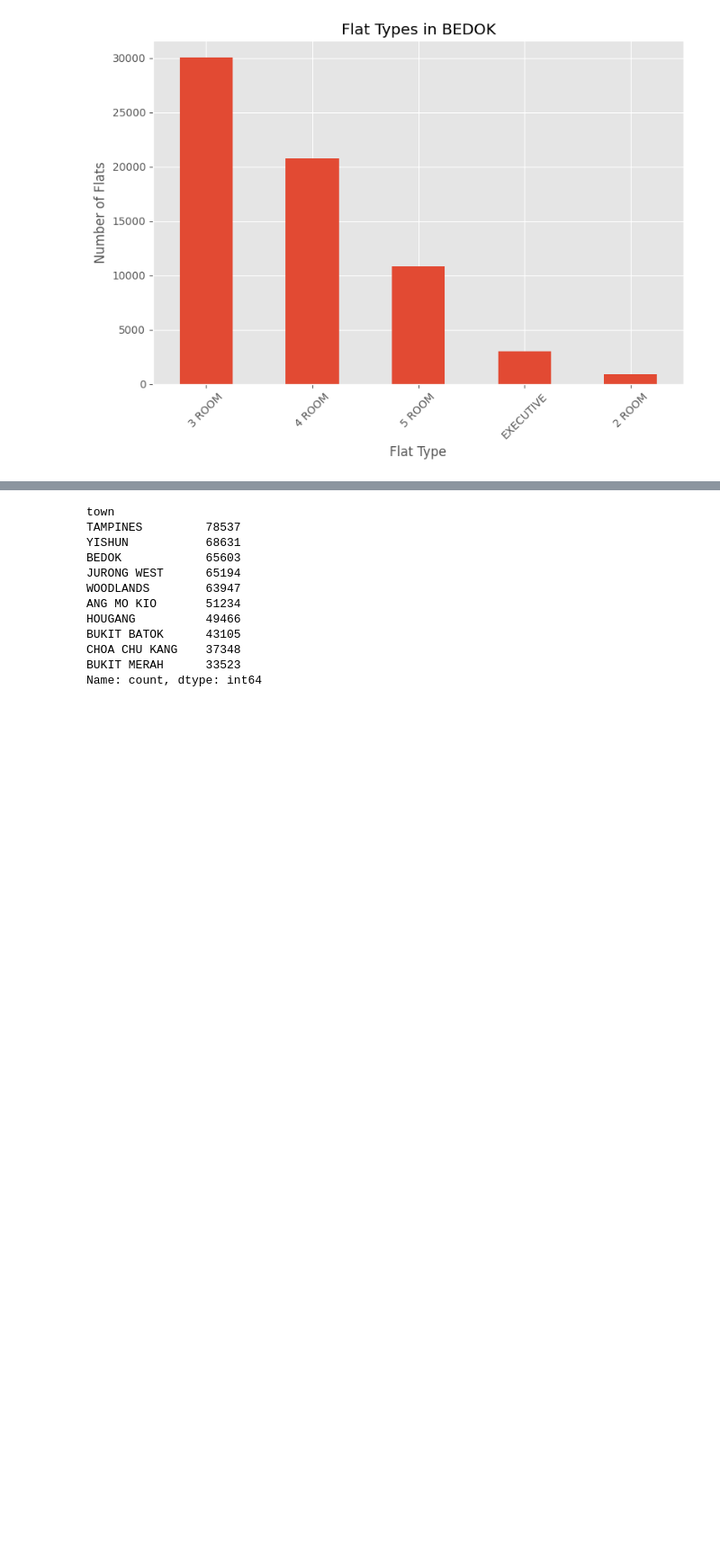
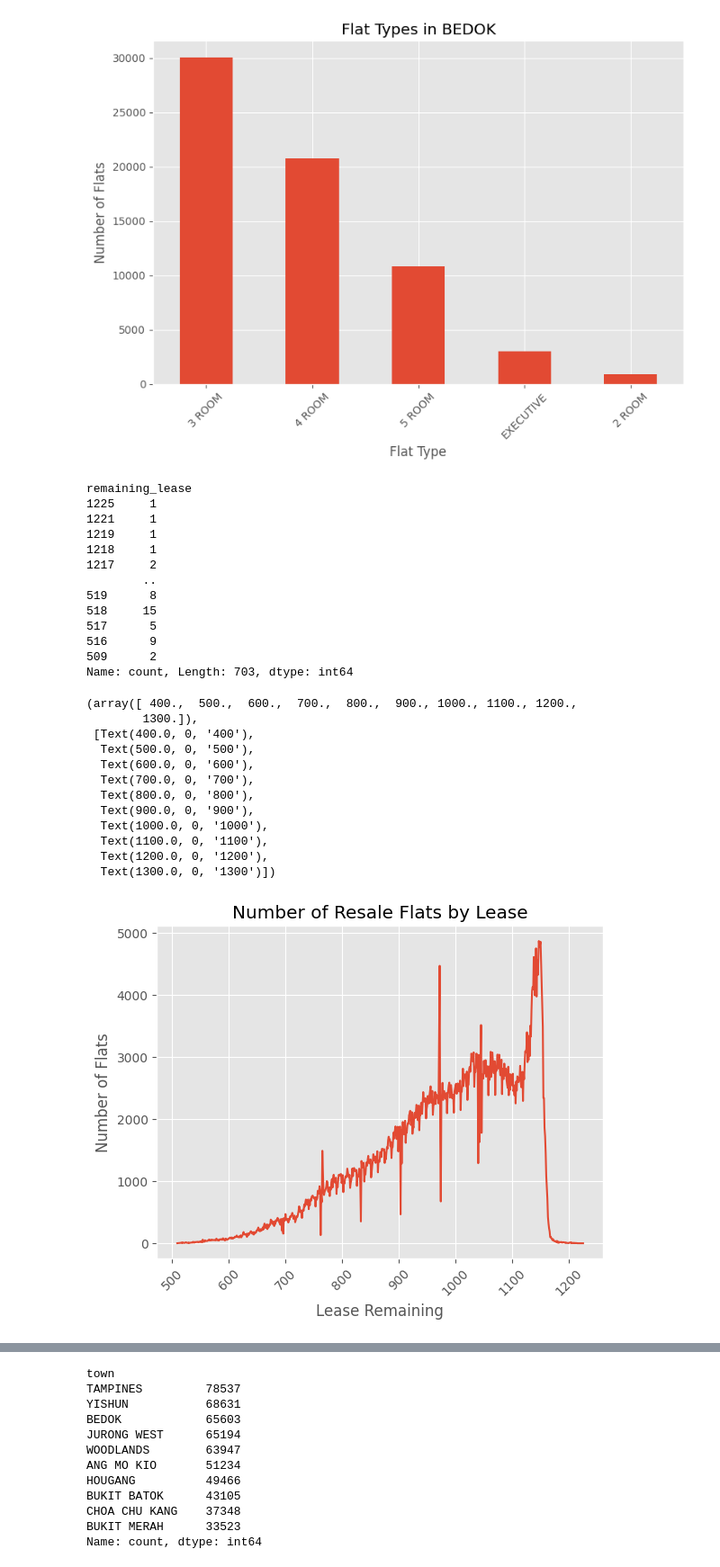
Before and after one commit to erictan23/resaleFlats, a Jupyter notebook: resale_flat.ipynb, the cells around one changed output, grey strips where cells are left out. Shown at 90% size. Cells and saved outputs as stored; diff of their text form; code cells hidden in the pictures; blank space fills up the shorter version.

```diff
--- a/resale_flat.ipynb
+++ b/resale_flat.ipynb
@@ -356,3 +415,39 @@ plt.tight_layout()
 plt.show()
 # %% [output]
 [figure]
+# %%
+remaining_counts = merged_df['remaining_lease'].value_counts().sort_index(ascending = False)
+print(remaining_counts)
+fig= figsize=(12, 6)
+remaining_counts.plot(kind='line')
+plt.title('Number of Resale Flats by Lease')
+plt.xlabel('Lease Remaining')
+plt.ylabel('Number of Flats')
+plt.xticks(rotation = 45)
+# %% [output]
+remaining_lease
+1225     1
+1221     1
+1219     1
+1218     1
+1217     2
+        ..
+519      8
+518     15
+517      5
+516      9
+509      2
+Name: count, Length: 703, dtype: int64
+(array([ 400.,  500.,  600.,  700.,  800.,  900., 1000., 1100., 1200.,
+        1300.]),
+ [Text(400.0, 0, '400'),
+  Text(500.0, 0, '500'),
+  Text(600.0, 0, '600'),
+  Text(700.0, 0, '700'),
+  Text(800.0, 0, '800'),
+  Text(900.0, 0, '900'),
+  Text(1000.0, 0, '1000'),
+  Text(1100.0, 0, '1100'),
+  Text(1200.0, 0, '1200'),
+  Text(1300.0, 0, '1300')])
+[figure, added]
```
Also changed, not shown: parts of 106 cells of this notebook.
